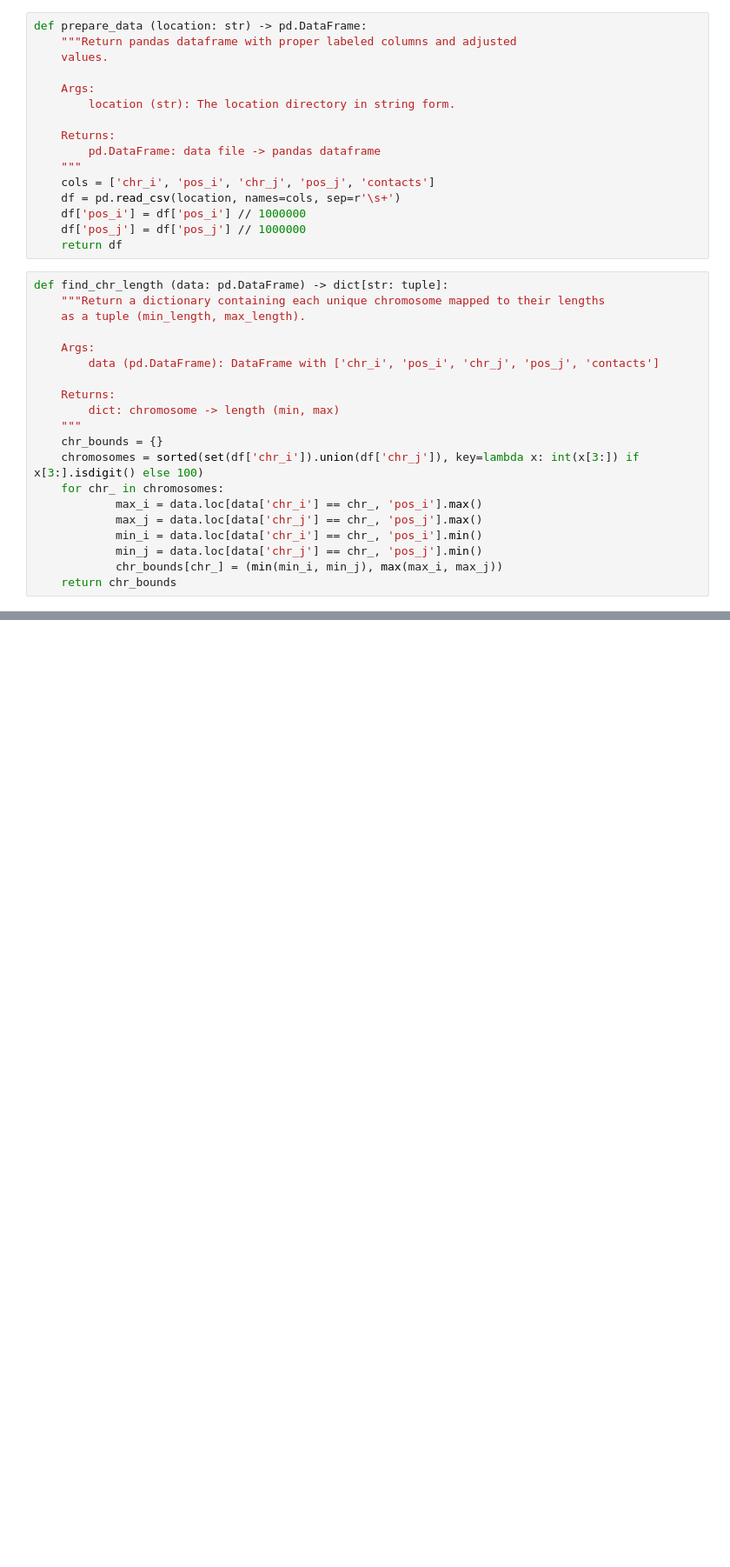
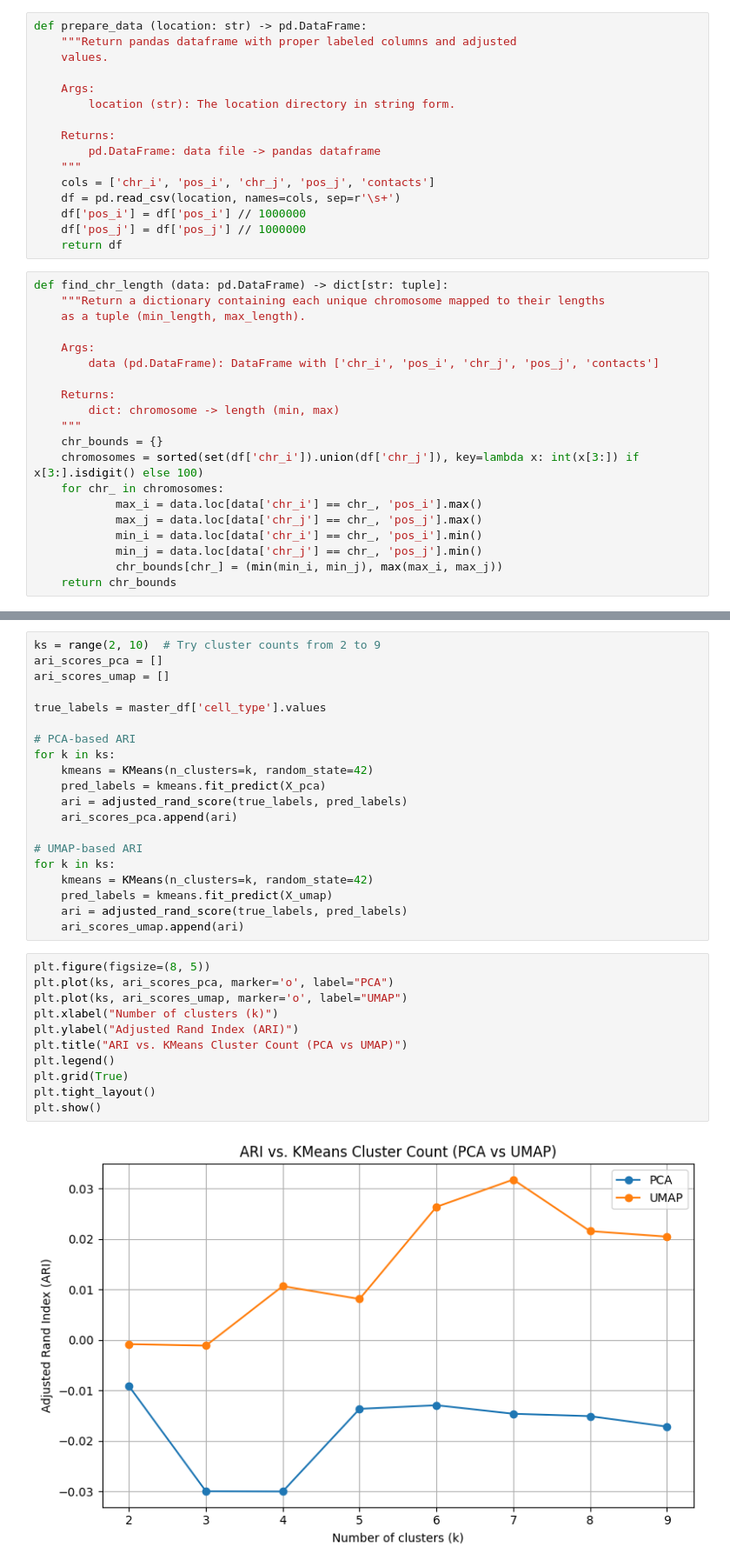
Before and after one commit to saladinshaurov/hic-cell-classification, a Jupyter notebook: notebooks/matrix-chromosome.ipynb, the cells around one changed output, grey strips where cells are left out. Shown: that part at 87% size. Drawn from its saved outputs; the diff is of its cells as text; blank space fills up the shorter version.

```diff
--- a/notebooks/matrix-chromosome.ipynb
+++ b/notebooks/matrix-chromosome.ipynb
@@ -355,0 +304,33 @@ for col in stats:
+# %%
+ks = range(2, 10)  # Try cluster counts from 2 to 9
+ari_scores_pca = []
+ari_scores_umap = []
+
+true_labels = master_df['cell_type'].values
+
+# PCA-based ARI
+for k in ks:
+    kmeans = KMeans(n_clusters=k, random_state=42)
+    pred_labels = kmeans.fit_predict(X_pca)
+    ari = adjusted_rand_score(true_labels, pred_labels)
+    ari_scores_pca.append(ari)
+
+# UMAP-based ARI
+for k in ks:
+    kmeans = KMeans(n_clusters=k, random_state=42)
+    pred_labels = kmeans.fit_predict(X_umap)
+    ari = adjusted_rand_score(true_labels, pred_labels)
+    ari_scores_umap.append(ari)
+# %%
+plt.figure(figsize=(8, 5))
+plt.plot(ks, ari_scores_pca, marker='o', label="PCA")
+plt.plot(ks, ari_scores_umap, marker='o', label="UMAP")
+plt.xlabel("Number of clusters (k)")
+plt.ylabel("Adjusted Rand Index (ARI)")
+plt.title("ARI vs. KMeans Cluster Count (PCA vs UMAP)")
+plt.legend()
+plt.grid(True)
+plt.tight_layout()
+plt.show()
+# %% [output]
+[figure, added]
```
Also changed, not shown: parts of 19 cells of this notebook, 1 other file.
